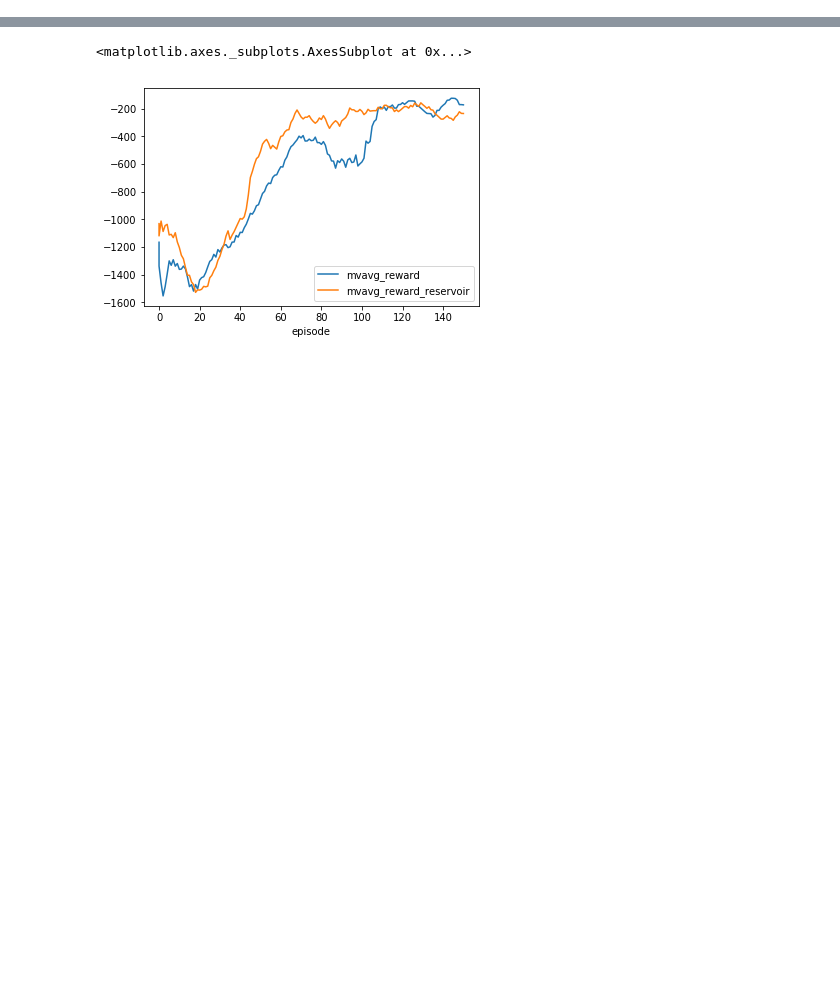
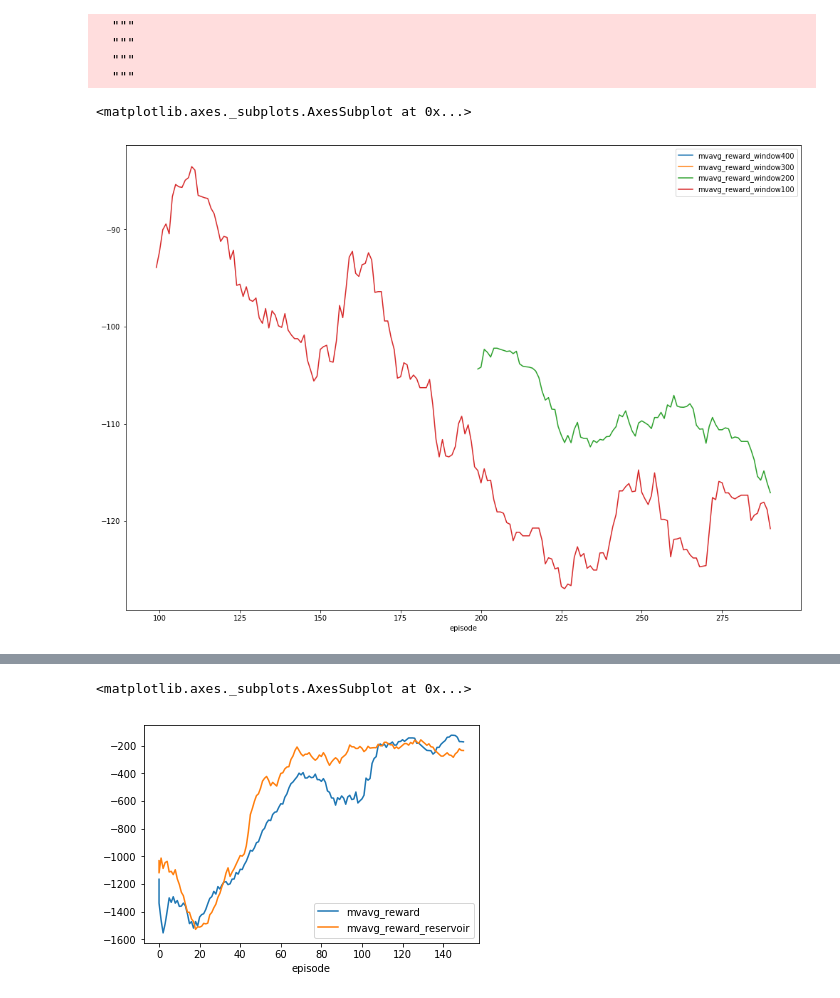
Before and after one commit to jimimvp/torch_rl, a Jupyter notebook: examples/data_analysis.ipynb, the cells around one changed output, grey strips where cells are left out. Saved outputs shown, nothing was run; the diff lists cells and outputs as text; code cells hidden in the pictures; blank space fills up the shorter version.

Commit message:
Better data analysis, moving average calculation and plotting with pandas

```diff
--- a/examples/data_analysis.ipynb
+++ b/examples/data_analysis.ipynb
@@ -4,4 +4,4 @@
 import pandas as pd
 from scipy import stats
 from torch_rl.stats import RLTrainingStats
-df_spiking = RLTrainingStats.load('/disk/users/vlasteli/no_backup/Projects/torch_rl/examples/training_stats_2018-02-02 17:39:30.889832/')
+df = RLTrainingStats.load('/disk/users/vlasteli/no_backup/Projects/torch_rl/examples/training_stats_2018-02-07 10:18:16.741426')
@@ -12,0 +30,15 @@ df_spiking[1000:9000].plot(y='mvavg_reward')
+# %%
+mean_windows = [400,300,200,100]
+keys = []
+for w in mean_windows:
+    key= 'mvavg_reward_window' + str(w)
+    df[key] = pd.rolling_mean(df['reward'], window=w)
+    keys.append(key)
+df.plot(y=keys, figsize=(17,12))
+# %% [output]
+  """
+  """
+  """
+  """
+<matplotlib.axes._subplots.AxesSubplot at 0x...>
+[figure, added]
```
Also changed, not shown: parts of 3 cells of this notebook.
